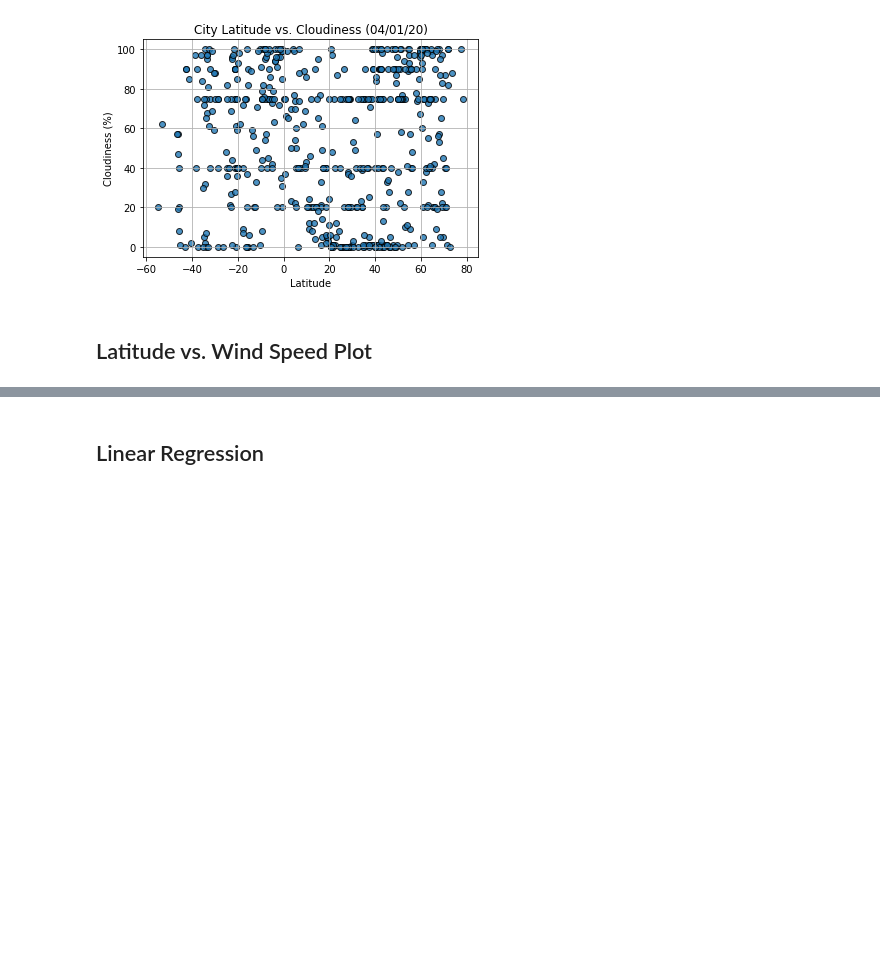
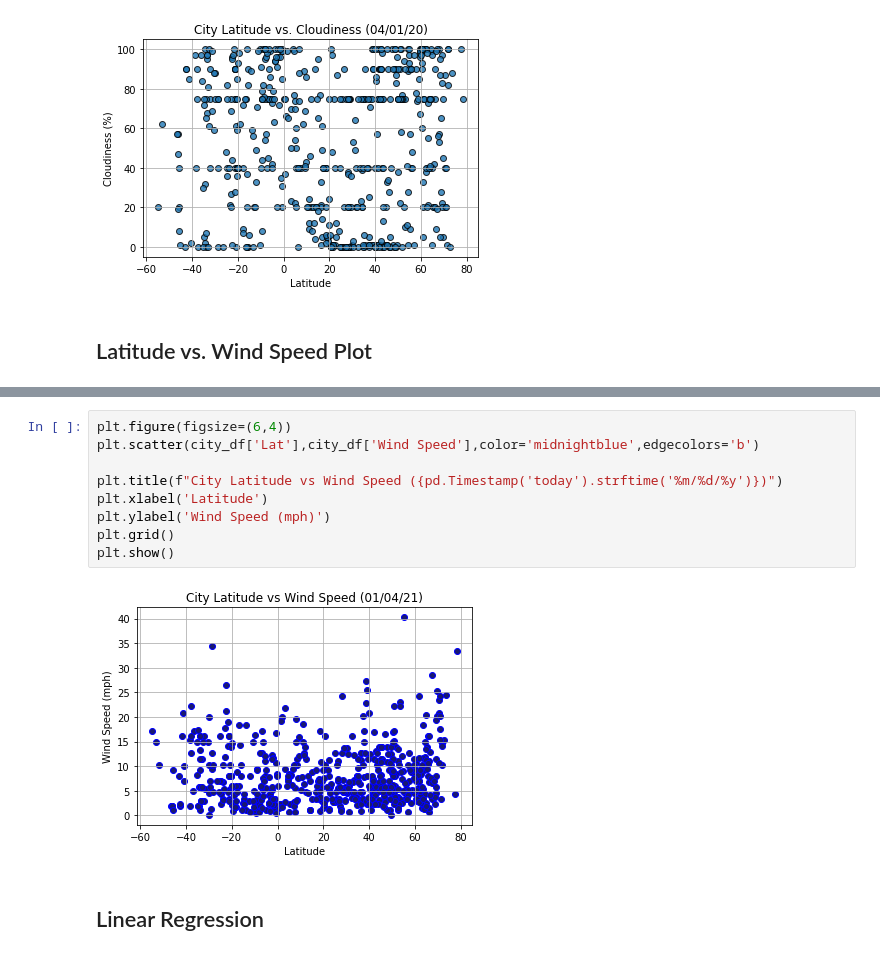
Before and after one commit to reyno255/python-api-challenge, a Jupyter notebook: WeatherPy.ipynb, the cells around one changed output, grey strips where cells are left out. Saved outputs shown, nothing was run; the diff lists cells and outputs as text; blank space fills up the shorter version.

```diff
--- a/WeatherPy.ipynb
+++ b/WeatherPy.ipynb
@@ -265,2 +273,13 @@ plt.show()
+# %%
+plt.figure(figsize=(6,4))
+plt.scatter(city_df['Lat'],city_df['Wind Speed'],color='midnightblue',edgecolors='b')
+
+plt.title(f"City Latitude vs Wind Speed ({pd.Timestamp('today').strftime('%m/%d/%y')})")
+plt.xlabel('Latitude')
+plt.ylabel('Wind Speed (mph)')
+plt.grid()
+plt.show()
+# %% [output]
+[figure, added]
 # %% [markdown]
 ## Linear Regression
```
Also changed, not shown: parts of 6 cells of this notebook.
